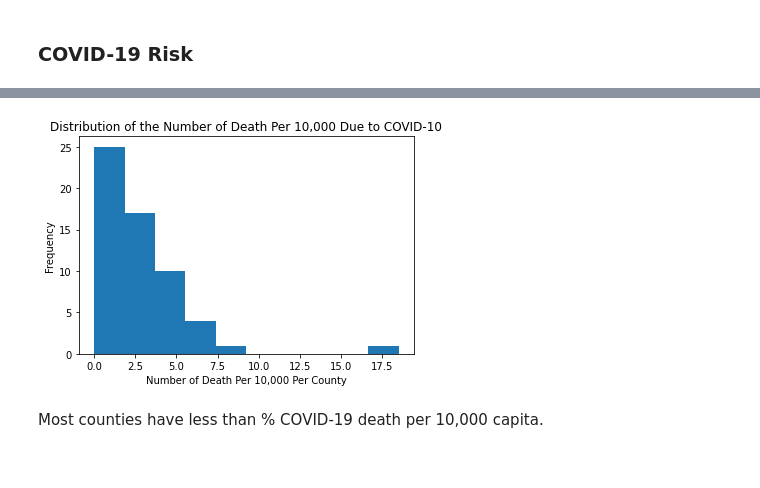
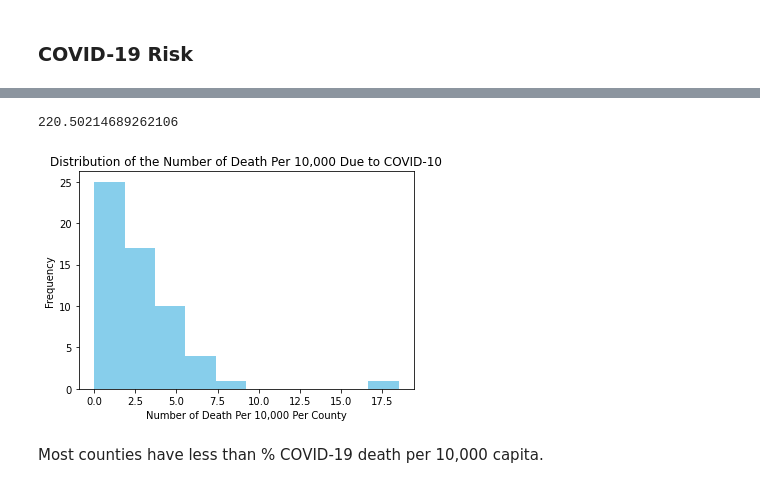
Before and after one commit to iforani/project-five, a Jupyter notebook: code/more_eda_emiko.ipynb, the cells around one changed output, grey strips where cells are left out. Cells and saved outputs as stored; diff of their text form; code cells hidden in the pictures.

```diff
--- a/code/more_eda_emiko.ipynb
+++ b/code/more_eda_emiko.ipynb
@@ -118,11 +127,17 @@ Imperial county leads in the number of earthquakes and earthquake risk this year
+# %%
+# total number of confirmed covid cases in california
+sum(disasters['covid_confirmed'])/sum(disasters['county_population']) * 10000
+# %% [output]
+220.50214689262106
 # %%
 # distribution of number of deaths per capita per county in 2020
-plt.hist(disasters['covid_death_per_10000'])
+plt.hist(disasters['covid_death_per_10000'], color='skyblue')
 plt.title('Distribution of the Number of Death Per 10,000 Due to COVID-10')
 plt.xlabel('Number of Death Per 10,000 Per County')
-plt.ylabel('Frequency');
+plt.ylabel('Frequency')
+plt.savefig('../figures/covid_death_capita_dist', bbox_inches='tight');
 # %% [output]
-[figure, old version]
+[figure, new version]
 # %% [markdown]
 Most counties have less than % COVID-19 death per 10,000 capita.
 # %%
```
Also changed, not shown: parts of 4 cells of this notebook, 9 other files.
